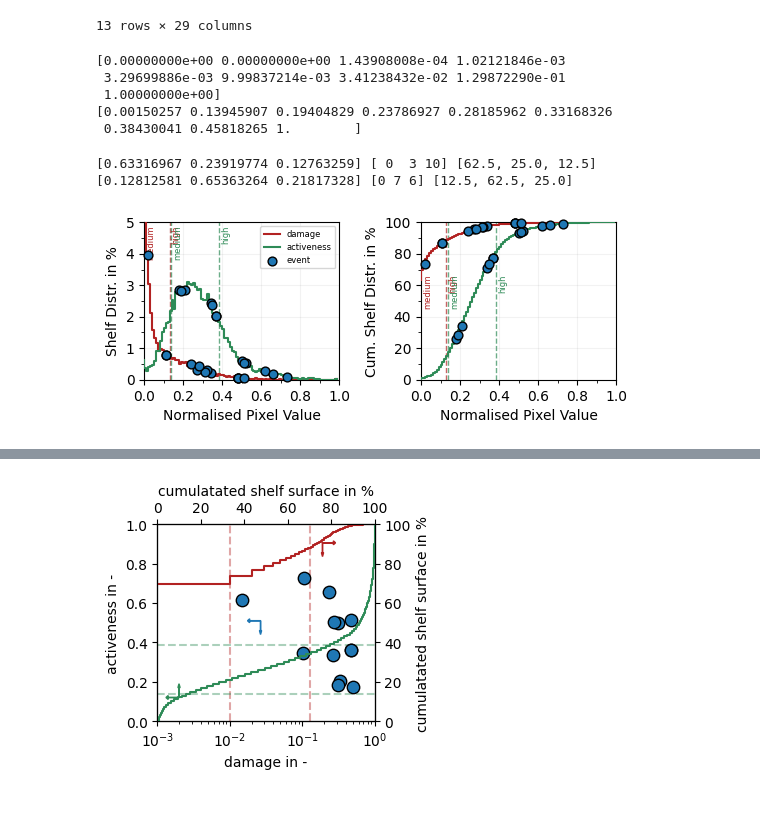
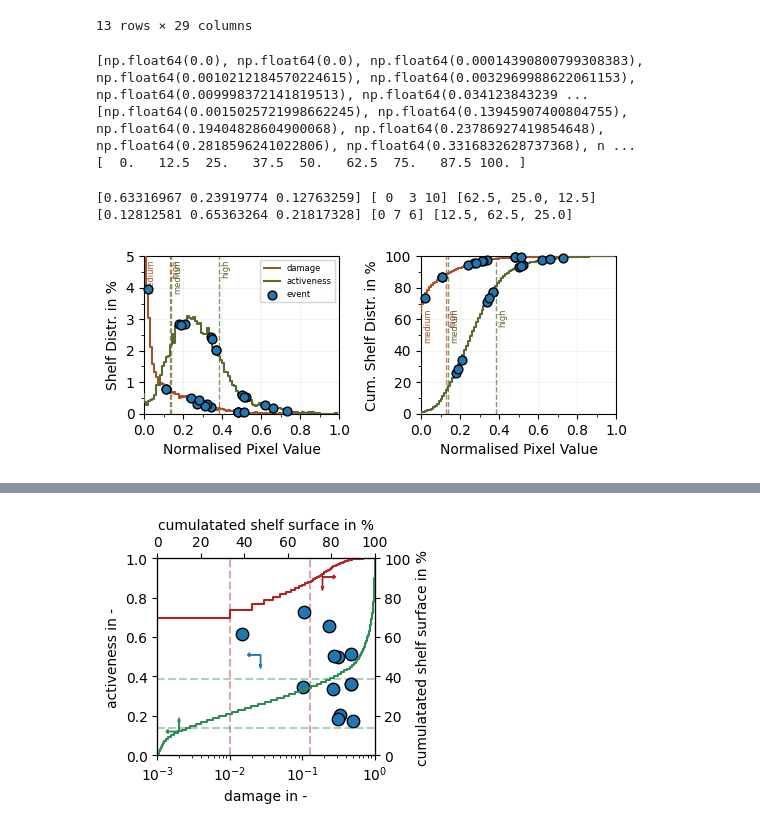
Before and after one commit to js-chemE/HydrofractureShackleton_2023, a Jupyter notebook: figure02.ipynb, the cells around one changed output, grey strips where cells are left out. Cells and saved outputs as stored; diff of their text form; code cells hidden in the pictures.

Commit message:
Additional plots

```diff
--- a/figure02.ipynb
+++ b/figure02.ipynb
@@ -178,7 +179,7 @@ dmg_outputs = []
 dmg_transforms = []
 fig, axes = plt.subplots(1, 3, figsize = (10, 20))
 for i, f in enumerate(dmg_files):
-    raster, transform = app.geotiffs.open_resampled(
+    raster, transform, meta = app.geotiffs.open_resampled(
         os.path.join(dmg_path, f), target_res, mode = "average"
     )
     masked, masked_transform = app.geotiffs.mask_dataset(
@@ -197,6 +198,7 @@ for i, f in enumerate(dmg_files):
     ax.axis("off")
     dmg_outputs.append(masked)
     dmg_transforms.append(masked_transform)
+    print(masked_transform)
 plt.tight_layout()
 plt.show()
 # %% [output]
@@ -222,7 +239,7 @@ for i, f in enumerate(delta_files):
     activeness = app.geotiffs.create_active_crevasses_mask(raster, 45, 15)
     activeness_mask = np.zeros(activeness.shape) * 0
     activeness_mask[np.isfinite(activeness)] = 1
-    resampled, resampled_transform = app.geotiffs.resample_dataset(
+    resampled, resampled_transform, resampled_meta = app.geotiffs.resample_dataset(
         activeness_mask, transform, target_res, mode="average"
     )
     resampled[resampled == 0] = np.nan
@@ -266,6 +283,8 @@ def get_value(raster: np.ndarray, transform: Affine, x: float, y: float):
             count=count,
             dtype=raster.dtype,
             transform=transform,
+            nodata=np.nan,
+            crs="EPSG:3031",
         ) as dataset:
             if count == 1 and raster.ndim == 2:
                 dataset.write(raster, 1)
@@ -273,6 +292,9 @@ def get_value(raster: np.ndarray, transform: Affine, x: float, y: float):
                 for i in range(count):
                     dataset.write(raster[i], i + 1)
             row, col = dataset.index(x, y)
+            # print(raster.shape, dataset.read(1).shape, x, y, row, col)
+            # print(dataset.transform)
+            # rplt.show(dataset.read(1), transform=dataset.transform, cmap="cmo.tempo")
             return dataset.read(1)[row, col]
 # %%
 dmg_values = []
@@ -335,18 +357,17 @@ def get_buckets(arr):
     number_of_buckets = 8
     percentiles = np.linspace(0, 100, number_of_buckets + 1)  # Define percentile bin edges
     bin_edges = np.percentile(arr[(~np.isnan(arr))].ravel(), percentiles)  # Compute bin edges
-    return bin_edges.data, percentiles
+    return list(bin_edges.data), percentiles
 
 dmg_buckets, ps = get_buckets(dmg_outputs[1].copy())
 act_buckets, _ = get_buckets(active_outputs[1].copy())
 print(dmg_buckets)
 print(act_buckets)
+print(ps)
 # %% [output]
-[0.00000000e+00 0.00000000e+00 1.43908008e-04 1.02121846e-03
- 3.29699886e-03 9.99837214e-03 3.41238432e-02 1.29872290e-01
- 1.00000000e+00]
-[0.00150257 0.13945907 0.19404829 0.23786927 0.28185962 0.33168326
- 0.38430041 0.45818265 1.        ]
+[np.float64(0.0), np.float64(0.0), np.float64(0.00014390800799308383), np.float64(0.0010212184570224615), np.float64(0.0032969988622061153), np.float64(0.009998372141819513), np.float64(0.034123843239 ...
+[np.float64(0.0015025721998662245), np.float64(0.13945907400804755), np.float64(0.19404828604900068), np.float64(0.23786927419854648), np.float64(0.2818596241022806), np.float64(0.3316832628737368), n ...
+[  0.   12.5  25.   37.5  50.   62.5  75.   87.5 100. ]
 # %%
 limit0_dmg_id = 5
 limit1_dmg_id = 7
@@ -434,8 +455,8 @@ act_mean = (counts_act / np.array(
 )[: , np.newaxis]).mean(axis = 0)
 act_cumsum = np.cumsum(act_mean)
 # %%
-color_dmg = "firebrick"
-color_active = "seagreen"
+color_dmg = "sienna"
+color_active = "darkolivegreen"
 color_events= "tab:blue"
 color_events_secondary = "black"
 size_events_secondary = 4
@@ -526,31 +547,31 @@ ax.step(bins_eval[:-1], act_cumsum * 100, label="active", zorder=3, color = colo
 
 for row in events.iterrows():
     ix = bins_eval[row[1]["dmg"] > bins_eval].size
     ax.scatter(
         x=bins_eval[ix],
         y=dmg_cumsum[ix] * 100,
         color=color_events,
         edgecolor=color_events_secondary,
         s=size_events,
         zorder=10,
         clip_on=False,
         label=label,
     )
 
     ix = bins_eval[row[1]["active"] > bins_eval].size
     ax.scatter(
         x=bins_eval[ix],
         y=act_cumsum[ix] * 100,
         color=color_events,
         edgecolor=color_events_secondary,
         s=size_events,
         zorder=10,
         clip_on=False,
     )
 
 plt.tight_layout()
 fig.savefig(os.path.join(figure_folder, f"figure_B01.png"), dpi=300)
 fig.savefig(os.path.join(figure_folder, f"figure_B01.pdf"), dpi=300)
 plt.show()
 # %% [output]
-[figure, old version]
+[figure, new version]
```
Also changed, not shown: parts of 5 cells of this notebook, 9 other files.
